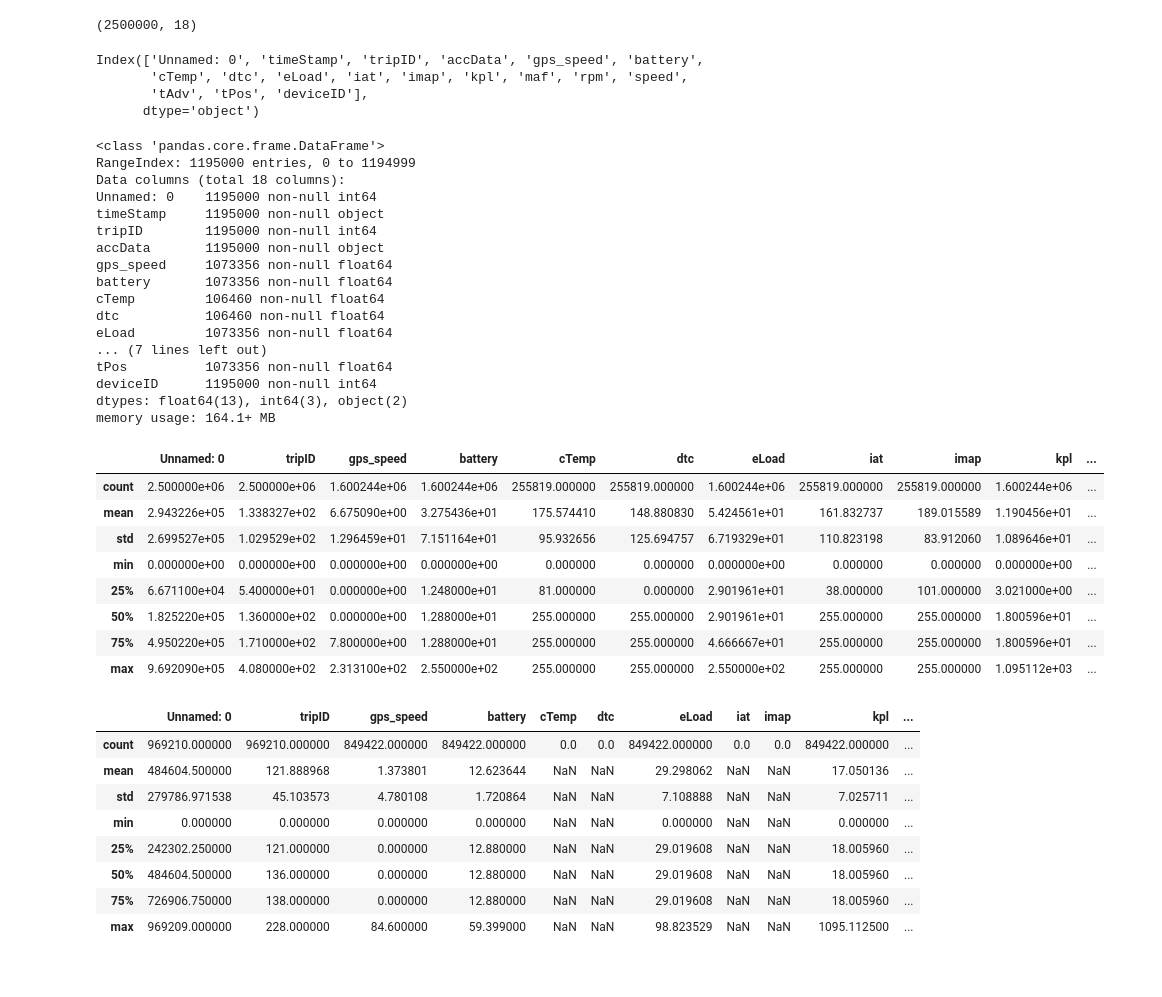
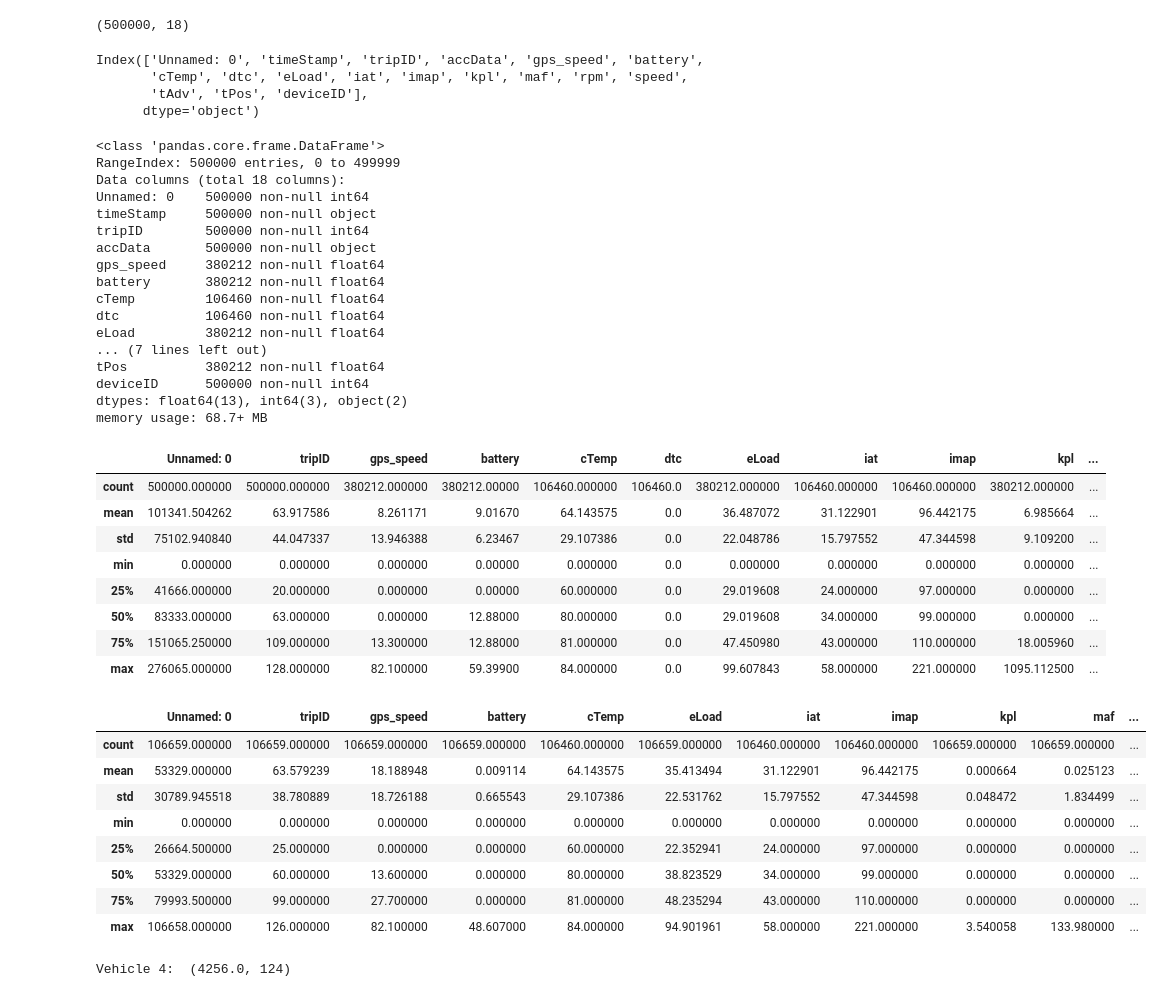
Before and after one commit to noshaq/Vehicle_remote_sensing, a Jupyter notebook: vehicle_telematics.ipynb, the cells around one changed output. Drawn from its saved outputs; the diff is of its cells as text; code cells hidden in the pictures.

```diff
--- a/vehicle_telematics.ipynb
+++ b/vehicle_telematics.ipynb
@@ -19,12 +35,12 @@ os.chdir(directory)
 
 #Load  until the car 4 only
 
-trucks = pd.read_csv('allcars.csv',nrows = 2500000)
+trucks = pd.read_csv('allcars.csv',nrows = 500000)
 # %%
 # Observations and columns
 trucks.shape
 # %% [output]
-(2500000, 18)
+(500000, 18)
 # %%
 # View the columns
 trucks.columns
@@ -37,50 +53,55 @@ Index(['Unnamed: 0', 'timeStamp', 'tripID', 'accData', 'gps_speed', 'battery',
 trucks.info()
 # %% [output]
 <class 'pandas.core.frame.DataFrame'>
-RangeIndex: 1195000 entries, 0 to 1194999
+RangeIndex: 500000 entries, 0 to 499999
 Data columns (total 18 columns):
-Unnamed: 0    1195000 non-null int64
-timeStamp     1195000 non-null object
-tripID        1195000 non-null int64
-accData       1195000 non-null object
-gps_speed     1073356 non-null float64
-battery       1073356 non-null float64
+Unnamed: 0    500000 non-null int64
+timeStamp     500000 non-null object
+tripID        500000 non-null int64
+accData       500000 non-null object
+gps_speed     380212 non-null float64
+battery       380212 non-null float64
 cTemp         106460 non-null float64
 dtc           106460 non-null float64
-eLoad         1073356 non-null float64
+eLoad         380212 non-null float64
 ... (7 lines left out)
-tPos          1073356 non-null float64
-deviceID      1195000 non-null int64
+tPos          380212 non-null float64
+deviceID      500000 non-null int64
 dtypes: float64(13), int64(3), object(2)
-memory usage: 164.1+ MB
+memory usage: 68.7+ MB
 # %%
 #A glimpse of the dataset
 trucks.describe()
 # %% [output]
 |  | Unnamed: 0 | tripID | gps_speed | battery | cTemp | dtc | eLoad | iat | imap | kpl | ... |
-| count | 2.500000e+06 | 2.500000e+06 | 1.600244e+06 | 1.600244e+06 | 255819.000000 | 255819.000000 | 1.600244e+06 | 255819.000000 | 255819.000000 | 1.600244e+06 | ... |
-| mean | 2.943226e+05 | 1.338327e+02 | 6.675090e+00 | 3.275436e+01 | 175.574410 | 148.880830 | 5.424561e+01 | 161.832737 | 189.015589 | 1.190456e+01 | ... |
-| std | 2.699527e+05 | 1.029529e+02 | 1.296459e+01 | 7.151164e+01 | 95.932656 | 125.694757 | 6.719329e+01 | 110.823198 | 83.912060 | 1.089646e+01 | ... |
-| min | 0.000000e+00 | 0.000000e+00 | 0.000000e+00 | 0.000000e+00 | 0.000000 | 0.000000 | 0.000000e+00 | 0.000000 | 0.000000 | 0.000000e+00 | ... |
-| 25% | 6.671100e+04 | 5.400000e+01 | 0.000000e+00 | 1.248000e+01 | 81.000000 | 0.000000 | 2.901961e+01 | 38.000000 | 101.000000 | 3.021000e+00 | ... |
-| 50% | 1.825220e+05 | 1.360000e+02 | 0.000000e+00 | 1.288000e+01 | 255.000000 | 255.000000 | 2.901961e+01 | 255.000000 | 255.000000 | 1.800596e+01 | ... |
-| 75% | 4.950220e+05 | 1.710000e+02 | 7.800000e+00 | 1.288000e+01 | 255.000000 | 255.000000 | 4.666667e+01 | 255.000000 | 255.000000 | 1.800596e+01 | ... |
-| max | 9.692090e+05 | 4.080000e+02 | 2.313100e+02 | 2.550000e+02 | 255.000000 | 255.000000 | 2.550000e+02 | 255.000000 | 255.000000 | 1.095112e+03 | ... |
+| count | 500000.000000 | 500000.000000 | 380212.000000 | 380212.00000 | 106460.000000 | 106460.0 | 380212.000000 | 106460.000000 | 106460.000000 | 380212.000000 | ... |
+| mean | 101341.504262 | 63.917586 | 8.261171 | 9.01670 | 64.143575 | 0.0 | 36.487072 | 31.122901 | 96.442175 | 6.985664 | ... |
+| std | 75102.940840 | 44.047337 | 13.946388 | 6.23467 | 29.107386 | 0.0 | 22.048786 | 15.797552 | 47.344598 | 9.109200 | ... |
+| min | 0.000000 | 0.000000 | 0.000000 | 0.00000 | 0.000000 | 0.0 | 0.000000 | 0.000000 | 0.000000 | 0.000000 | ... |
+| 25% | 41666.000000 | 20.000000 | 0.000000 | 0.00000 | 60.000000 | 0.0 | 29.019608 | 24.000000 | 97.000000 | 0.000000 | ... |
+| 50% | 83333.000000 | 63.000000 | 0.000000 | 12.88000 | 80.000000 | 0.0 | 29.019608 | 34.000000 | 99.000000 | 0.000000 | ... |
+| 75% | 151065.250000 | 109.000000 | 13.300000 | 12.88000 | 81.000000 | 0.0 | 47.450980 | 43.000000 | 110.000000 | 18.005960 | ... |
+| max | 276065.000000 | 128.000000 | 82.100000 | 59.39900 | 84.000000 | 0.0 | 99.607843 | 58.000000 | 221.000000 | 1095.112500 | ... |
 # %%
-#Split the dataset for truck 1 & truck 2
+#Split the dataset for truck 2s
 
-df4 = trucks.loc[trucks['deviceID'] == 4]
+df4 = trucks.loc[trucks['deviceID'] == 2]
+
+#Drop the unknown columns
+
+df4 = df4.drop(['dtc','tAdv','deviceID'], axis = 1)
+
 df4.describe()
 # %% [output]
-|  | Unnamed: 0 | tripID | gps_speed | battery | cTemp | dtc | eLoad | iat | imap | kpl | ... |
-| count | 969210.000000 | 969210.000000 | 849422.000000 | 849422.000000 | 0.0 | 0.0 | 849422.000000 | 0.0 | 0.0 | 849422.000000 | ... |
-| mean | 484604.500000 | 121.888968 | 1.373801 | 12.623644 | NaN | NaN | 29.298062 | NaN | NaN | 17.050136 | ... |
-| std | 279786.971538 | 45.103573 | 4.780108 | 1.720864 | NaN | NaN | 7.108888 | NaN | NaN | 7.025711 | ... |
-| min | 0.000000 | 0.000000 | 0.000000 | 0.000000 | NaN | NaN | 0.000000 | NaN | NaN | 0.000000 | ... |
-| 25% | 242302.250000 | 121.000000 | 0.000000 | 12.880000 | NaN | NaN | 29.019608 | NaN | NaN | 18.005960 | ... |
-| 50% | 484604.500000 | 136.000000 | 0.000000 | 12.880000 | NaN | NaN | 29.019608 | NaN | NaN | 18.005960 | ... |
-| 75% | 726906.750000 | 138.000000 | 0.000000 | 12.880000 | NaN | NaN | 29.019608 | NaN | NaN | 18.005960 | ... |
-| max | 969209.000000 | 228.000000 | 84.600000 | 59.399000 | NaN | NaN | 98.823529 | NaN | NaN | 1095.112500 | ... |
+|  | Unnamed: 0 | tripID | gps_speed | battery | cTemp | eLoad | iat | imap | kpl | maf | ... |
+| count | 106659.000000 | 106659.000000 | 106659.000000 | 106659.000000 | 106460.000000 | 106659.000000 | 106460.000000 | 106460.000000 | 106659.000000 | 106659.000000 | ... |
+| mean | 53329.000000 | 63.579239 | 18.188948 | 0.009114 | 64.143575 | 35.413494 | 31.122901 | 96.442175 | 0.000664 | 0.025123 | ... |
+| std | 30789.945518 | 38.780889 | 18.726188 | 0.665543 | 29.107386 | 22.531762 | 15.797552 | 47.344598 | 0.048472 | 1.834499 | ... |
+| min | 0.000000 | 0.000000 | 0.000000 | 0.000000 | 0.000000 | 0.000000 | 0.000000 | 0.000000 | 0.000000 | 0.000000 | ... |
+| 25% | 26664.500000 | 25.000000 | 0.000000 | 0.000000 | 60.000000 | 22.352941 | 24.000000 | 97.000000 | 0.000000 | 0.000000 | ... |
+| 50% | 53329.000000 | 60.000000 | 13.600000 | 0.000000 | 80.000000 | 38.823529 | 34.000000 | 99.000000 | 0.000000 | 0.000000 | ... |
+| 75% | 79993.500000 | 99.000000 | 27.700000 | 0.000000 | 81.000000 | 48.235294 | 43.000000 | 110.000000 | 0.000000 | 0.000000 | ... |
+| max | 106658.000000 | 126.000000 | 82.100000 | 48.607000 | 84.000000 | 94.901961 | 58.000000 | 221.000000 | 3.540058 | 133.980000 | ... |
 # %%
 # Get data for individual Trips
 # Selected_trip : Id of a particular trip
@@ -91,0 +126,4 @@ for tripID in set(df4['tripID'].values):
+# %%
+print('Vehicle 4: ',largest_trip(df4, 'tripID'))
+# %% [output]
+Vehicle 4:  (4256.0, 124)
```
Also changed, not shown: parts of 31 cells of this notebook, 1 other file.
